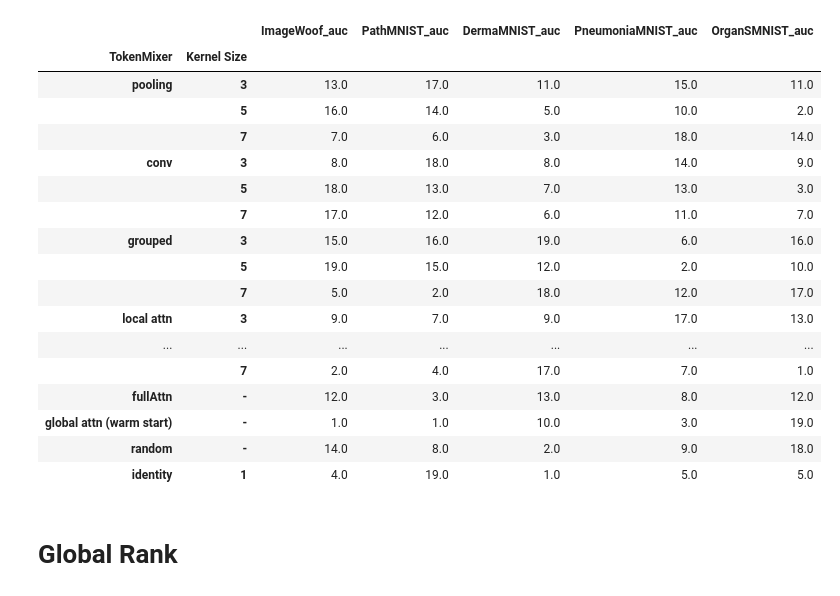
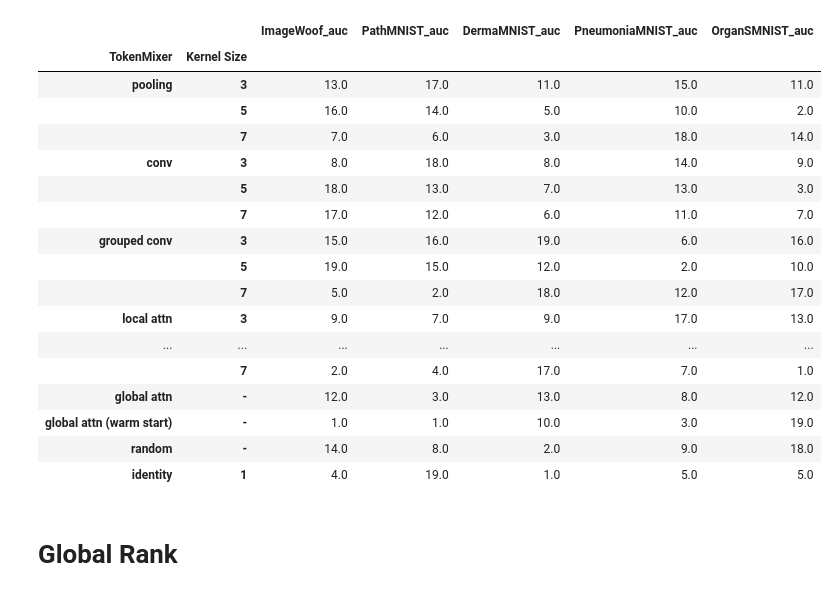
Before and after one commit to multimodallearning/MetaFormerMedImaging, a Jupyter notebook: eval/table_plot_classification_2p2t_pretrained.ipynb, the cells around one changed output. Cells and saved outputs as stored; diff of their text form; code cells hidden in the pictures.

```diff
--- a/eval/table_plot_classification_2p2t_pretrained.ipynb
+++ b/eval/table_plot_classification_2p2t_pretrained.ipynb
@@ -11,7 +11,7 @@ markdown_string = """
 | conv                  | 3           | 0.8494, 0.968, 0.8524  | 0.8768, 0.9564, 0.8687 | 0.7523, 0.9127, 0.7624 | 0.9444, 0.9832, 0.9513 | 0.7889, 0.9545, 0.7908 |
 |                       | 5           | 0.8361, 0.9563, 0.8383 | 0.8818, 0.9678, 0.8705 | 0.7642, 0.9132, 0.7894 | 0.9372, 0.9861, 0.9459 | 0.7963, 0.9609, 0.7967 |
 |                       | 7           | 0.8259, 0.9607, 0.8256 | 0.8684, 0.9721, 0.857  | 0.7863, 0.9143, 0.7818 | 0.9517, 0.988, 0.9568  | 0.774, 0.9567, 0.7794  |
-| grouped              | 3           | 0.8491, 0.9642, 0.8521 | 0.8601, 0.962, 0.8475  | 0.774, 0.9, 0.7936     | 0.9487, 0.9906, 0.9549 | 0.7818, 0.944, 0.7831  |
+| grouped conv              | 3           | 0.8491, 0.9642, 0.8521 | 0.8601, 0.962, 0.8475  | 0.774, 0.9, 0.7936     | 0.9487, 0.9906, 0.9549 | 0.7818, 0.944, 0.7831  |
 |                       | 5           | 0.8308, 0.9556, 0.8338 | 0.8977, 0.9641, 0.8949 | 0.7594, 0.9046, 0.7928 | 0.9598, 0.9918, 0.9654 | 0.7916, 0.9545, 0.7973 |
 |                       | 7           | 0.8375, 0.9831, 0.84   | 0.8967, 0.98, 0.8919   | 0.7605, 0.9014, 0.7916 | 0.9214, 0.9864, 0.933  | 0.791, 0.9438, 0.7965  |
 | local attn               | 3           | 0.8735, 0.9671, 0.8753 | 0.8856, 0.9745, 0.8775 | 0.7737, 0.9097, 0.7923 | 0.9321, 0.9801, 0.9421 | 0.7747, 0.9489, 0.779  |
@@ -20,7 +20,7 @@ markdown_string = """
 | local attn (warm start)  | 3           | 0.8742, 0.9723, 0.8759 | 0.8918, 0.9753, 0.8876 | 0.7899, 0.903, 0.7995  | 0.9607, 0.9814, 0.9654 | 0.7769, 0.9582, 0.7814 |
 |                       | 5           | 0.8841, 0.9904, 0.8875 | 0.8884, 0.9729, 0.8829 | 0.7879, 0.9032, 0.8035 | 0.9632, 0.9913, 0.9688 | 0.7921, 0.9449, 0.7956 |
 |                       | 7           | 0.8834, 0.9919, 0.8841 | 0.8991, 0.9796, 0.8931 | 0.7778, 0.9028, 0.7895 | 0.9436, 0.9894, 0.9482 | 0.7862, 0.9624, 0.7918 |
-| fullAttn              | -           | 0.8641, 0.9646, 0.8662 | 0.8995, 0.9799, 0.8962 | 0.7451, 0.9046, 0.7714 | 0.9286, 0.9887, 0.9386 | 0.7667, 0.9512, 0.7732 |
+| global attn              | -           | 0.8641, 0.9646, 0.8662 | 0.8995, 0.9799, 0.8962 | 0.7451, 0.9046, 0.7714 | 0.9286, 0.9887, 0.9386 | 0.7667, 0.9512, 0.7732 |
 | global attn (warm start) | -           | 0.8908, 0.992, 0.8939  | 0.9011, 0.9847, 0.899  | 0.7672, 0.9067, 0.7821 | 0.9444, 0.9915, 0.9513 | 0.7792, 0.9314, 0.785  |
 | random                | -           | 0.8553, 0.9643, 0.8571 | 0.8994, 0.9744, 0.8969 | 0.7713, 0.9425, 0.781  | 0.9329, 0.9885, 0.9423 | 0.7687, 0.9404, 0.7732 |
 | identity              | 1           | 0.8597, 0.984, 0.8604  | 0.7985, 0.9511, 0.7792 | 0.8056, 0.9646, 0.8077 | 0.9291, 0.9911, 0.9402 | 0.7658, 0.9574, 0.7695 |
@@ -54,40 +54,40 @@ df.set_index(['TokenMixer', 'Kernel Size'], inplace=True)
 df_split = df.apply(lambda col: col.str.split(","))
 df_expanded = pd.concat(
     [df_split[col].apply(pd.Series).add_prefix(f"{col.strip()}_") for col in df_split.columns],
     axis=1
 )
 
 suffix_map = {
     "_0": "_acc",
     "_1": "_auc",
     "_2": "_f1"
 }
 df = df_expanded.rename(columns=lambda col: next((col.replace(k, v) for k, v in suffix_map.items() if k in col), col))
 df = df.apply(pd.to_numeric, errors="coerce")
 df.to_pickle('classification_2p2t_finetuned.pkl')
 
 # drop resnet and other metrics
 df_rank = df.loc[~df.index.get_level_values(0).str.startswith(('ResNet', 'Rad DINO')), df.columns.str.endswith('_auc')]
 df_rank = df_rank.rank(axis=0, ascending=False, method="first")
 df_rank_no_imgwoof = df_rank.iloc[:, 1:]
 
 df_rank
 # %% [output]
 |  |  | ImageWoof_auc | PathMNIST_auc | DermaMNIST_auc | PneumoniaMNIST_auc | OrganSMNIST_auc |
 | TokenMixer | Kernel Size |  |  |  |  |  |
 | pooling | 3 | 13.0 | 17.0 | 11.0 | 15.0 | 11.0 |
 |  | 5 | 16.0 | 14.0 | 5.0 | 10.0 | 2.0 |
 |  | 7 | 7.0 | 6.0 | 3.0 | 18.0 | 14.0 |
 | conv | 3 | 8.0 | 18.0 | 8.0 | 14.0 | 9.0 |
 |  | 5 | 18.0 | 13.0 | 7.0 | 13.0 | 3.0 |
 |  | 7 | 17.0 | 12.0 | 6.0 | 11.0 | 7.0 |
-| grouped | 3 | 15.0 | 16.0 | 19.0 | 6.0 | 16.0 |
+| grouped conv | 3 | 15.0 | 16.0 | 19.0 | 6.0 | 16.0 |
 |  | 5 | 19.0 | 15.0 | 12.0 | 2.0 | 10.0 |
 |  | 7 | 5.0 | 2.0 | 18.0 | 12.0 | 17.0 |
 | local attn | 3 | 9.0 | 7.0 | 9.0 | 17.0 | 13.0 |
 | ... | ... | ... | ... | ... | ... | ... |
 |  | 7 | 2.0 | 4.0 | 17.0 | 7.0 | 1.0 |
-| fullAttn | - | 12.0 | 3.0 | 13.0 | 8.0 | 12.0 |
+| global attn | - | 12.0 | 3.0 | 13.0 | 8.0 | 12.0 |
 | global attn (warm start) | - | 1.0 | 1.0 | 10.0 | 3.0 | 19.0 |
 | random | - | 14.0 | 8.0 | 2.0 | 9.0 | 18.0 |
 | identity | 1 | 4.0 | 19.0 | 1.0 | 5.0 | 5.0 |
```
Also changed, not shown: parts of 8 cells of this notebook, 7 other files.
